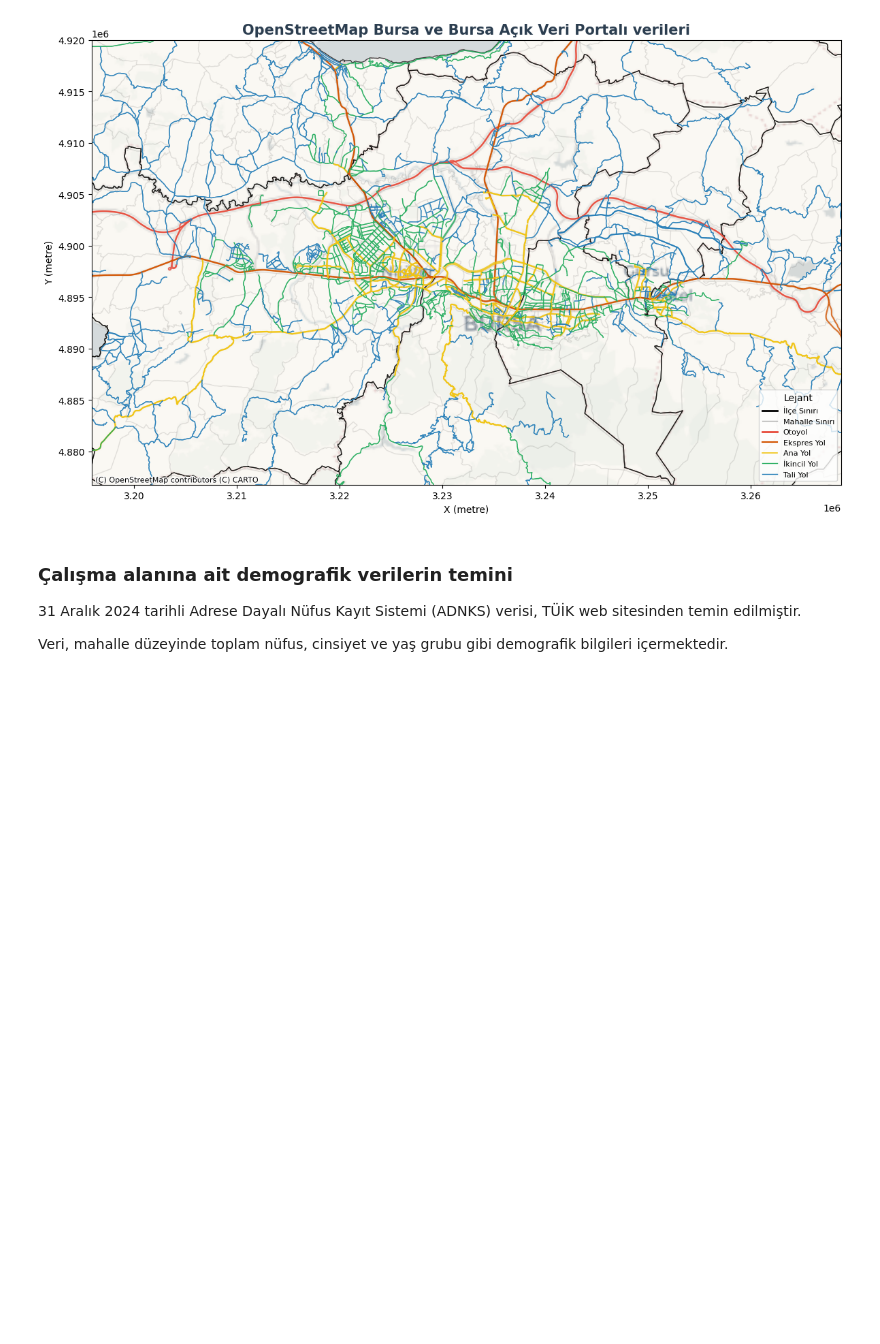
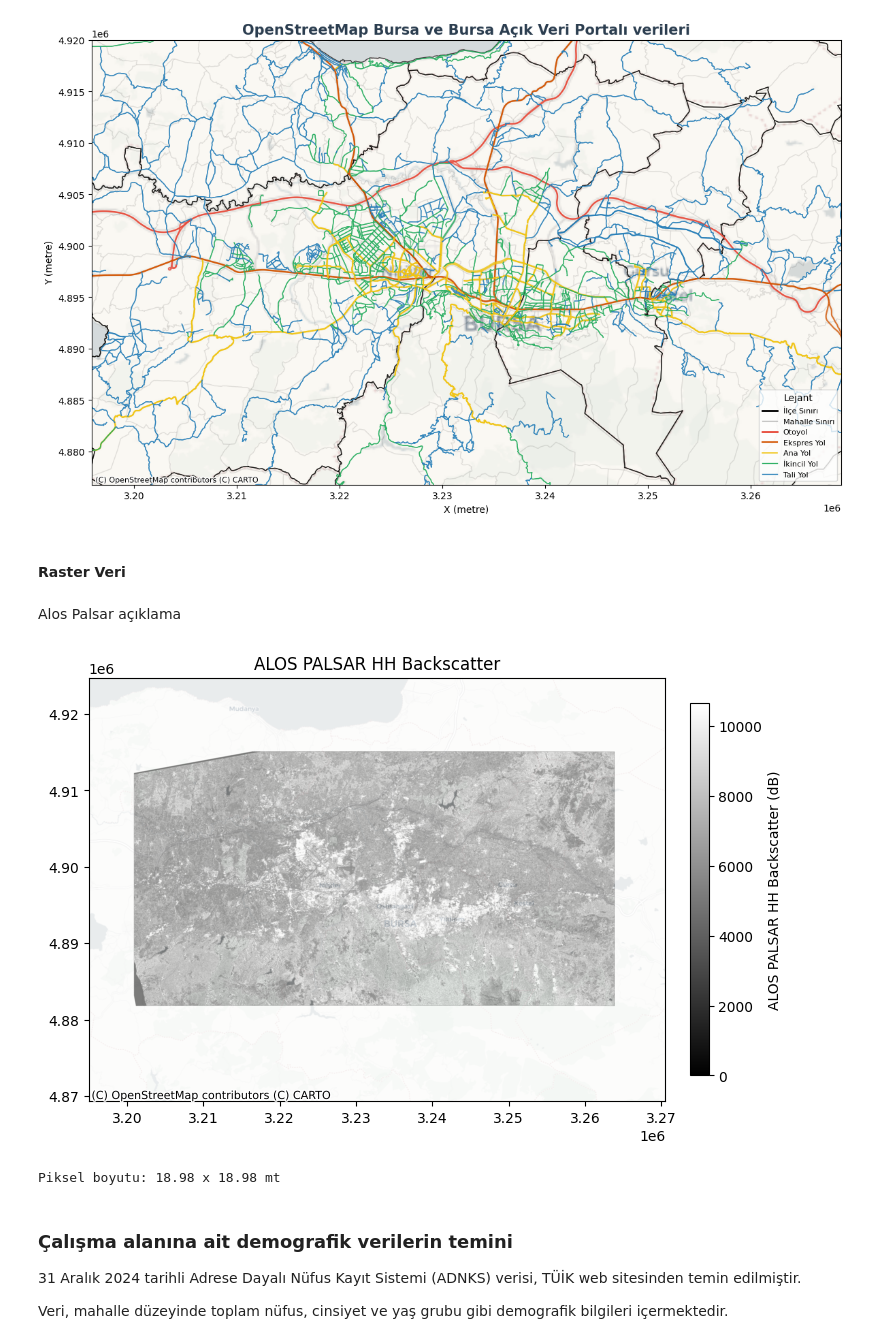
Before and after one commit to mertturunc/purple-case, a Jupyter notebook: notebooks/orders_service_area.ipynb, the cells around one changed output. Drawn from its saved outputs; the diff is of its cells as text; code cells hidden in the pictures; blank space fills up the shorter version.

Commit message:
gm, added alos palsar raster img.

```diff
--- a/notebooks/orders_service_area.ipynb
+++ b/notebooks/orders_service_area.ipynb
@@ -282,6 +288,73 @@ Veri Özeti:
 - İlçeler: 17 öğe
 - Mahalleler: 1074 öğe
 [figure]
+# %% [markdown]
+#### Raster Veri
+# %% [markdown]
+Alos Palsar açıklama
+# %%
+# notebookta olduğundan mı bilmiyorum ama proj ortamlarını temizlemezsem çalışmıyor
+# https://rasterio.readthedocs.io/en/stable/faq.html#why-can-t-rasterio-find-proj-db-rasterio-versions-1-2-0
+# [sonra bak]
+[os.environ.pop(k, None) for k in ['PROJ_LIB', 'PROJ_DATA']]
+
+with rasterio.open(r"..\data\cropped_alos_palsar.tif") as src:
+    # reading the data
+    data_orig = src.read(1)
+    bounds = src.bounds
+
+    # masking the raster to remove no-data values that are created by masking process
+    mask_orig = data_orig != src.nodata if src.nodata else np.ones_like(data_orig, dtype=bool)
+    valid_orig = data_orig[mask_orig]
+    vmin, vmax = np.percentile(valid_orig, [2, 98])
+
+    # reproject to web mercator to overlay with basemap
+    target_crs = 'EPSG:3857'
+
+    # plot variables
+    data_plot = data_orig;    mask_plot = mask_orig;    bounds_plot = bounds;    crs_plot = src.crs.to_string();    pixel_width = src.transform.a;    pixel_height = -src.transform.e
+
+    # source: https://rasterio.readthedocs.io/en/latest/topics/reproject.html
+    if src.crs.to_string() != target_crs:
+        bounds_plot = transform_bounds(src.crs, target_crs, *bounds)
+        dst_transform, w, h = calculate_default_transform(src.crs, target_crs, src.width, src.height, *src.bounds)
+        dst_array = np.empty((h, w), dtype=np.float32)
+        reproject(
+            source=data_orig,
+            destination=dst_array,
+            src_transform=src.transform,
+            src_crs=src.crs,
+            dst_transform=dst_transform,
+            dst_crs=target_crs,
+            resampling=Resampling.nearest
+        )
+        data_plot = dst_array
+        mask_plot = dst_array != src.nodata if src.nodata else np.ones_like(dst_array, dtype=bool)
+        valid_plot = data_plot[mask_plot]
+        vmin, vmax = np.percentile(valid_plot, [2, 98])
+        crs_plot = target_crs
+        pixel_width = dst_transform.a
+        pixel_height = -dst_transform.e  # usually negative, so take abs
+
+    # plot settings
+    fig, ax = plt.subplots(figsize=(8, 8))
+    display_data = np.ma.masked_where((~mask_plot) | (data_plot <= np.percentile(data_plot[mask_plot], 1)), data_plot)
+    img = ax.imshow(display_data, extent=[bounds_plot[0], bounds_plot[2], bounds_plot[1], bounds_plot[3]], origin='upper', cmap='gray', vmin=vmin, vmax=vmax)
+    ctx.add_basemap(ax, source=ctx.providers.CartoDB.Positron, crs=crs_plot, alpha=0.5)
+    cbar = plt.colorbar(img, ax=ax, fraction=0.03, pad=0.04)
+    cbar.set_label("ALOS PALSAR HH Backscatter (dB)")
+    plt.title("ALOS PALSAR HH Backscatter")
+    plt.axis('on')
+    plt.show()
+
+# only using the valid pixels
+raster_values = data_orig[mask_orig].flatten()
+df_raster = pd.DataFrame({'value': raster_values})
+
+print(f"Piksel boyutu: {pixel_width:.2f} x {pixel_height:.2f} mt")
+# %% [output]
+[figure, added]
+Piksel boyutu: 18.98 x 18.98 mt
 # %% [markdown]
 ### Çalışma alanına ait demografik verilerin temini
 
```
Also changed, not shown: parts of 4 cells of this notebook, 3 other files.
